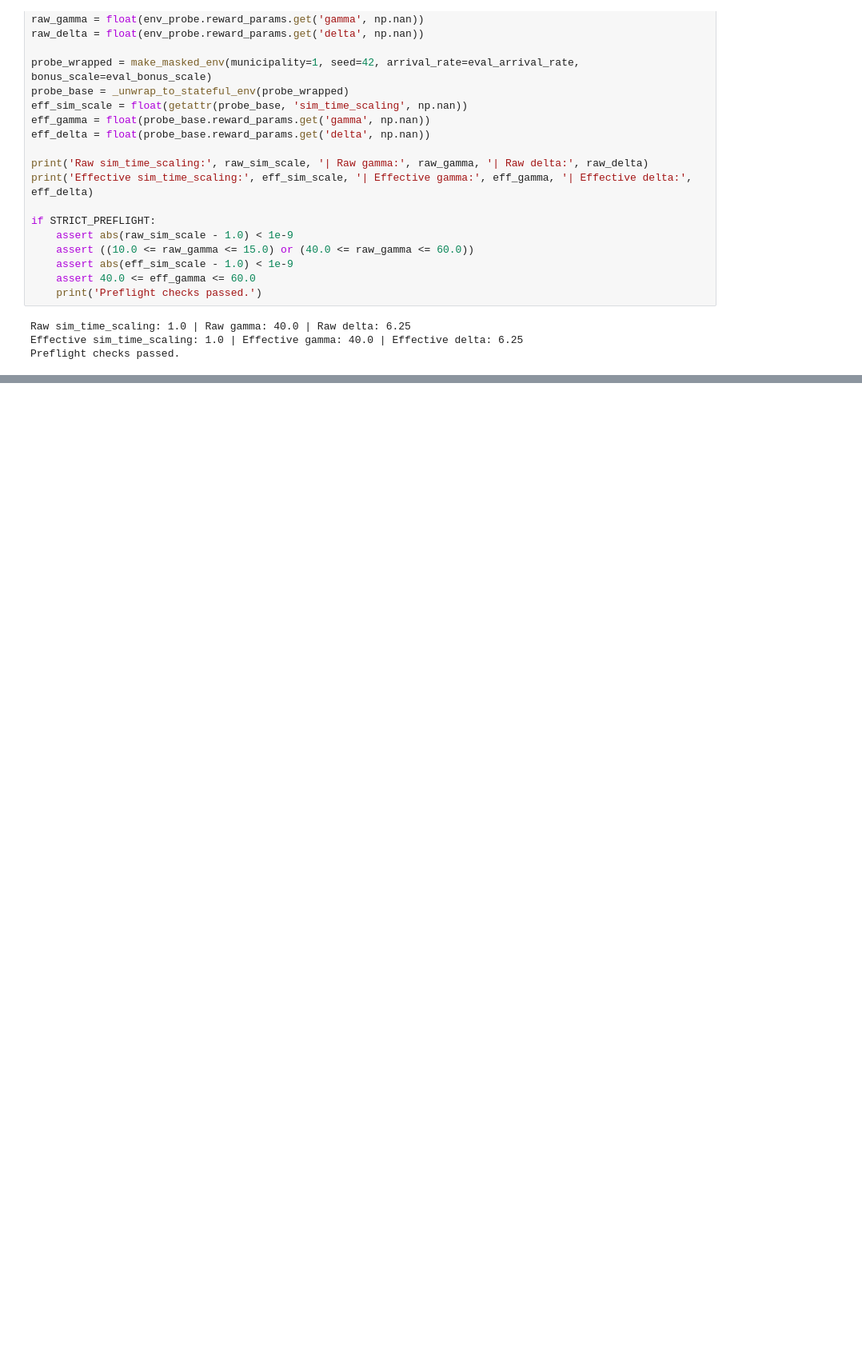
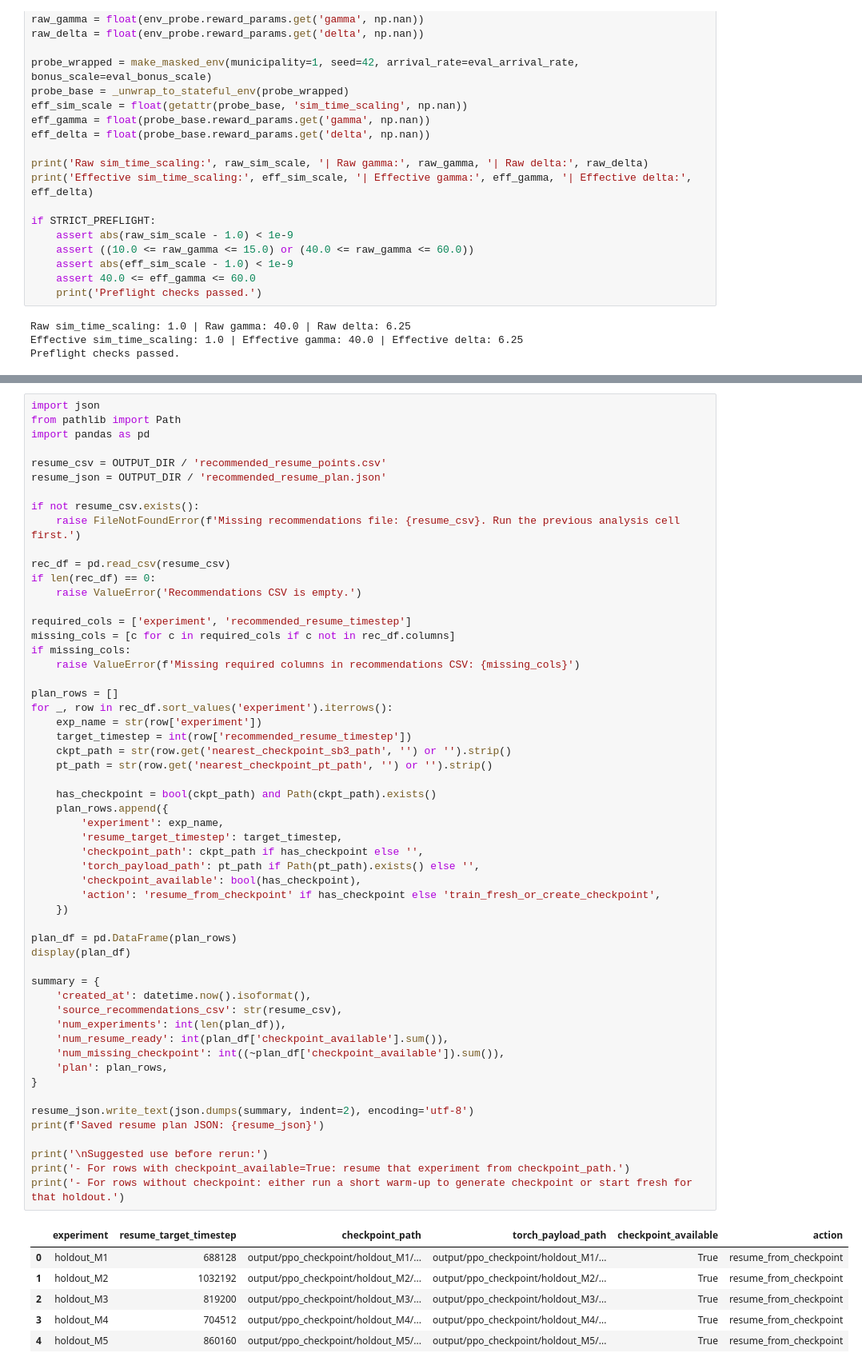
Before and after one commit to praharshaAdhikari/bureaucratic-workflow-analyzer, a Jupyter notebook: step8_step9_colab_combined.ipynb, the cells around one changed output, grey strips where cells are left out. Shown at 80% size. Cells and saved outputs as stored; diff of their text form; blank space fills up the shorter version.

```diff
--- a/step8_step9_colab_combined.ipynb
+++ b/step8_step9_colab_combined.ipynb
@@ -1446,0 +1837,62 @@ else:
+# %%
+import json
+from pathlib import Path
+import pandas as pd
+
+resume_csv = OUTPUT_DIR / 'recommended_resume_points.csv'
+resume_json = OUTPUT_DIR / 'recommended_resume_plan.json'
+
+if not resume_csv.exists():
+    raise FileNotFoundError(f'Missing recommendations file: {resume_csv}. Run the previous analysis cell first.')
+
+rec_df = pd.read_csv(resume_csv)
+if len(rec_df) == 0:
+    raise ValueError('Recommendations CSV is empty.')
+
+required_cols = ['experiment', 'recommended_resume_timestep']
+missing_cols = [c for c in required_cols if c not in rec_df.columns]
+if missing_cols:
+    raise ValueError(f'Missing required columns in recommendations CSV: {missing_cols}')
+
+plan_rows = []
+for _, row in rec_df.sort_values('experiment').iterrows():
+    exp_name = str(row['experiment'])
+    target_timestep = int(row['recommended_resume_timestep'])
+    ckpt_path = str(row.get('nearest_checkpoint_sb3_path', '') or '').strip()
+    pt_path = str(row.get('nearest_checkpoint_pt_path', '') or '').strip()
+
+    has_checkpoint = bool(ckpt_path) and Path(ckpt_path).exists()
+    plan_rows.append({
+        'experiment': exp_name,
+        'resume_target_timestep': target_timestep,
+        'checkpoint_path': ckpt_path if has_checkpoint else '',
+        'torch_payload_path': pt_path if Path(pt_path).exists() else '',
+        'checkpoint_available': bool(has_checkpoint),
+        'action': 'resume_from_checkpoint' if has_checkpoint else 'train_fresh_or_create_checkpoint',
+    })
+
+plan_df = pd.DataFrame(plan_rows)
+display(plan_df)
+
+summary = {
+    'created_at': datetime.now().isoformat(),
+    'source_recommendations_csv': str(resume_csv),
+    'num_experiments': int(len(plan_df)),
+    'num_resume_ready': int(plan_df['checkpoint_available'].sum()),
+    'num_missing_checkpoint': int((~plan_df['checkpoint_available']).sum()),
+    'plan': plan_rows,
+}
+
+resume_json.write_text(json.dumps(summary, indent=2), encoding='utf-8')
+print(f'Saved resume plan JSON: {resume_json}')
+
+print('\nSuggested use before rerun:')
+print('- For rows with checkpoint_available=True: resume that experiment from checkpoint_path.')
+print('- For rows without checkpoint: either run a short warm-up to generate checkpoint or start fresh for that holdout.')
+# %% [output]
+|  | experiment | resume_target_timestep | checkpoint_path | torch_payload_path | checkpoint_available | action |
+| 0 | holdout_M1 | 688128 | output/ppo_checkpoint/holdout_M1/... | output/ppo_checkpoint/holdout_M1/... | True | resume_from_checkpoint |
+| 1 | holdout_M2 | 1032192 | output/ppo_checkpoint/holdout_M2/... | output/ppo_checkpoint/holdout_M2/... | True | resume_from_checkpoint |
+| 2 | holdout_M3 | 819200 | output/ppo_checkpoint/holdout_M3/... | output/ppo_checkpoint/holdout_M3/... | True | resume_from_checkpoint |
+| 3 | holdout_M4 | 704512 | output/ppo_checkpoint/holdout_M4/... | output/ppo_checkpoint/holdout_M4/... | True | resume_from_checkpoint |
+| 4 | holdout_M5 | 860160 | output/ppo_checkpoint/holdout_M5/... | output/ppo_checkpoint/holdout_M5/... | True | resume_from_checkpoint |
```
Also changed, not shown: parts of 14 cells of this notebook, 1 other file.
